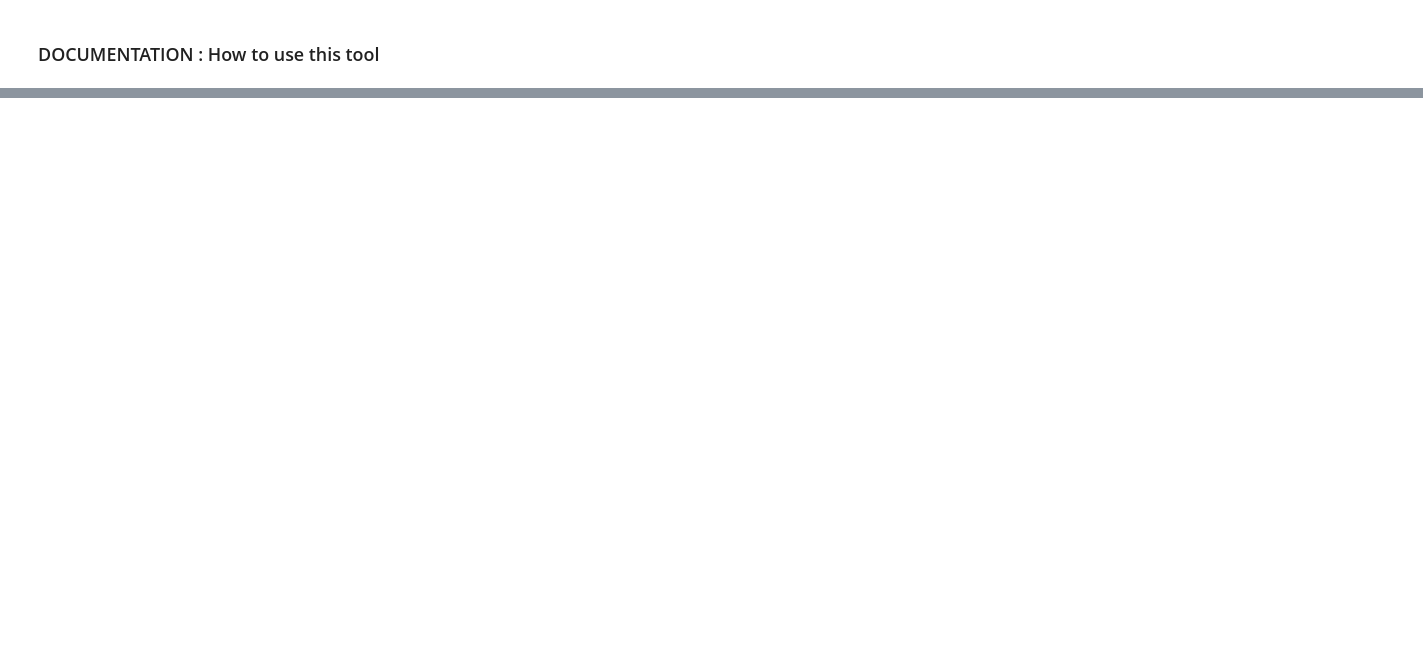
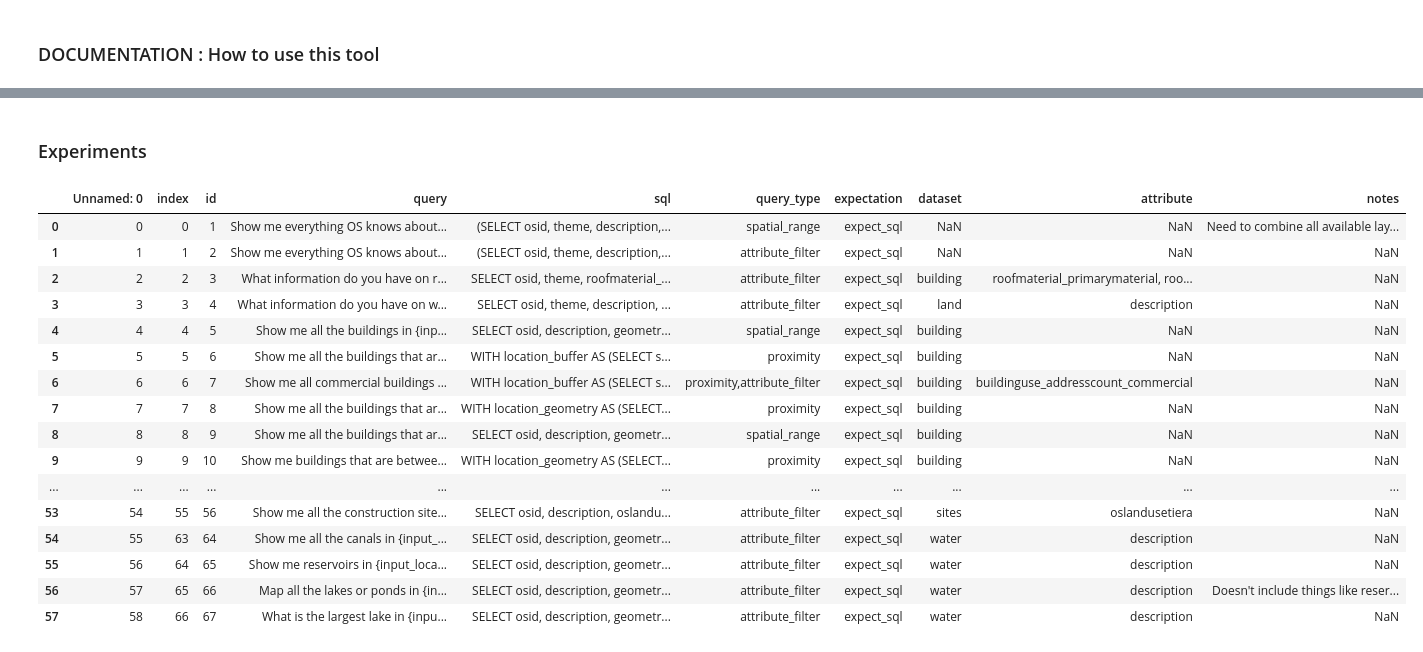
Before and after one commit to arjun8009/a2a_framework, a Jupyter notebook: osmwork.ipynb, the cells around one changed output, grey strips where cells are left out. Cells and saved outputs as stored; diff of their text form; code cells hidden in the pictures; blank space fills up the shorter version.

```diff
--- a/osmwork.ipynb
+++ b/osmwork.ipynb
@@ -514,3 +218,28 @@ shutil.rmtree("artifacts")
 shutil.rmtree("message_store")
 os.makedirs("artifacts", exist_ok=True)
 os.makedirs("message_store", exist_ok=True)
+# %% [markdown]
+### Experiments
+# %%
+import pandas as pd
+
+questions = pd.read_csv(r"evaluation\valid.csv")
+questions
+# %% [output]
+|  | Unnamed: 0 | index | id | query | sql | query_type | expectation | dataset | attribute | notes |
+| 0 | 0 | 0 | 1 | Show me everything OS knows about... | (SELECT osid, theme, description,... | spatial_range | expect_sql | NaN | NaN | Need to combine all available lay... |
+| 1 | 1 | 1 | 2 | Show me everything OS knows about... | (SELECT osid, theme, description,... | attribute_filter | expect_sql | NaN | NaN | NaN |
+| 2 | 2 | 2 | 3 | What information do you have on r... | SELECT osid, theme, roofmaterial_... | attribute_filter | expect_sql | building | roofmaterial_primarymaterial, roo... | NaN |
+| 3 | 3 | 3 | 4 | What information do you have on w... | SELECT osid, theme, description, ... | attribute_filter | expect_sql | land | description | NaN |
+| 4 | 4 | 4 | 5 | Show me all the buildings in {inp... | SELECT osid, description, geometr... | spatial_range | expect_sql | building | NaN | NaN |
+| 5 | 5 | 5 | 6 | Show me all the buildings that ar... | WITH location_buffer AS (SELECT s... | proximity | expect_sql | building | NaN | NaN |
+| 6 | 6 | 6 | 7 | Show me all commercial buildings ... | WITH location_buffer AS (SELECT s... | proximity,attribute_filter | expect_sql | building | buildinguse_addresscount_commercial | NaN |
+| 7 | 7 | 7 | 8 | Show me all the buildings that ar... | WITH location_geometry AS (SELECT... | proximity | expect_sql | building | NaN | NaN |
+| 8 | 8 | 8 | 9 | Show me all the buildings that ar... | SELECT osid, description, geometr... | spatial_range | expect_sql | building | NaN | NaN |
+| 9 | 9 | 9 | 10 | Show me buildings that are betwee... | WITH location_geometry AS (SELECT... | proximity | expect_sql | building | NaN | NaN |
+| ... | ... | ... | ... | ... | ... | ... | ... | ... | ... | ... |
+| 53 | 54 | 55 | 56 | Show me all the construction site... | SELECT osid, description, oslandu... | attribute_filter | expect_sql | sites | oslandusetiera | NaN |
+| 54 | 55 | 63 | 64 | Show me all the canals in {input_... | SELECT osid, description, geometr... | attribute_filter | expect_sql | water | description | NaN |
+| 55 | 56 | 64 | 65 | Show me reservoirs in {input_loca... | SELECT osid, description, geometr... | attribute_filter | expect_sql | water | description | NaN |
+| 56 | 57 | 65 | 66 | Map all the lakes or ponds in {in... | SELECT osid, description, geometr... | attribute_filter | expect_sql | water | description | Doesn't include things like reser... |
+| 57 | 58 | 66 | 67 | What is the largest lake in {inpu... | SELECT osid, description, geometr... | attribute_filter | expect_sql | water | description | NaN |
```
Also changed, not shown: parts of 33 cells of this notebook, 6 other files.
